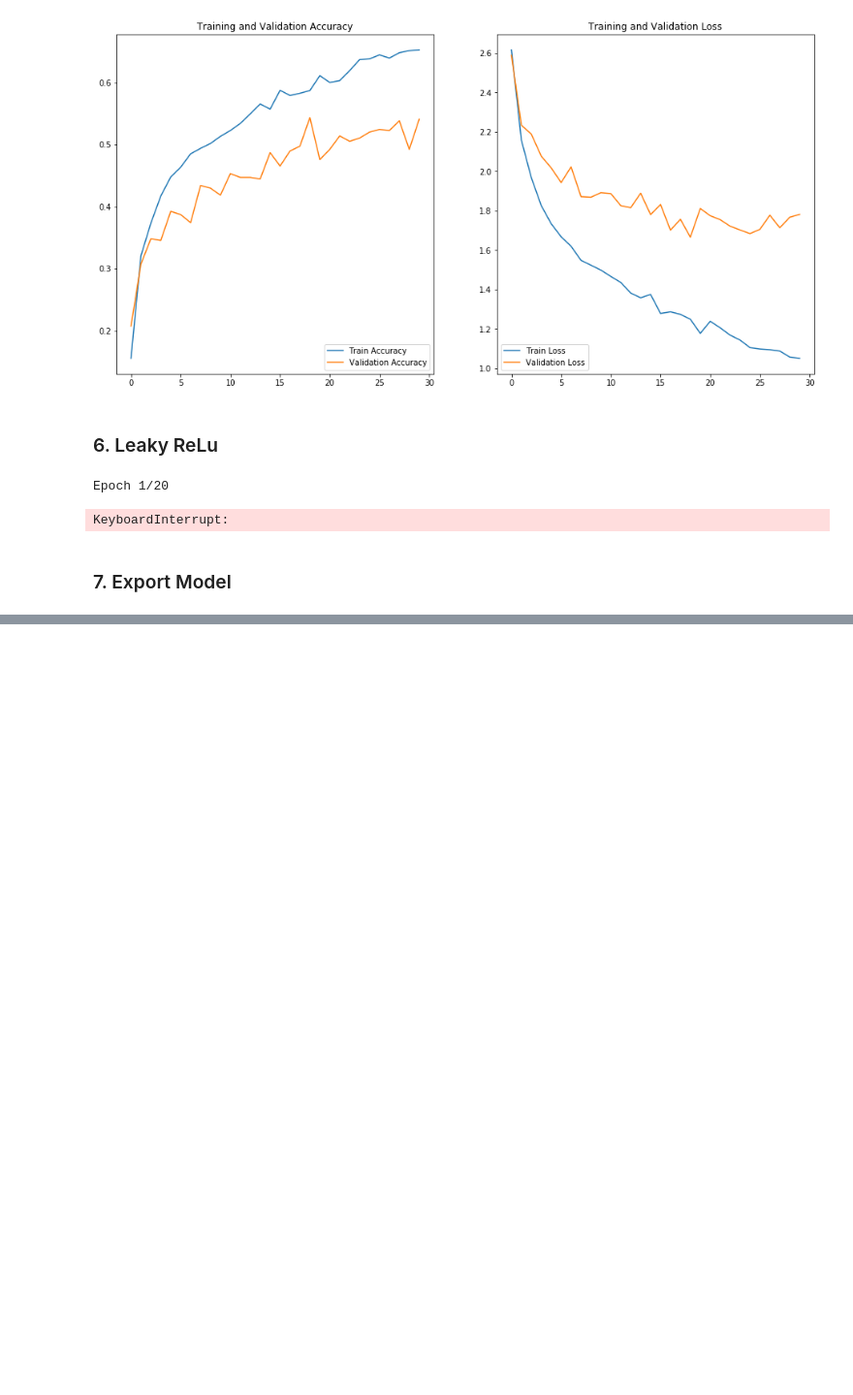
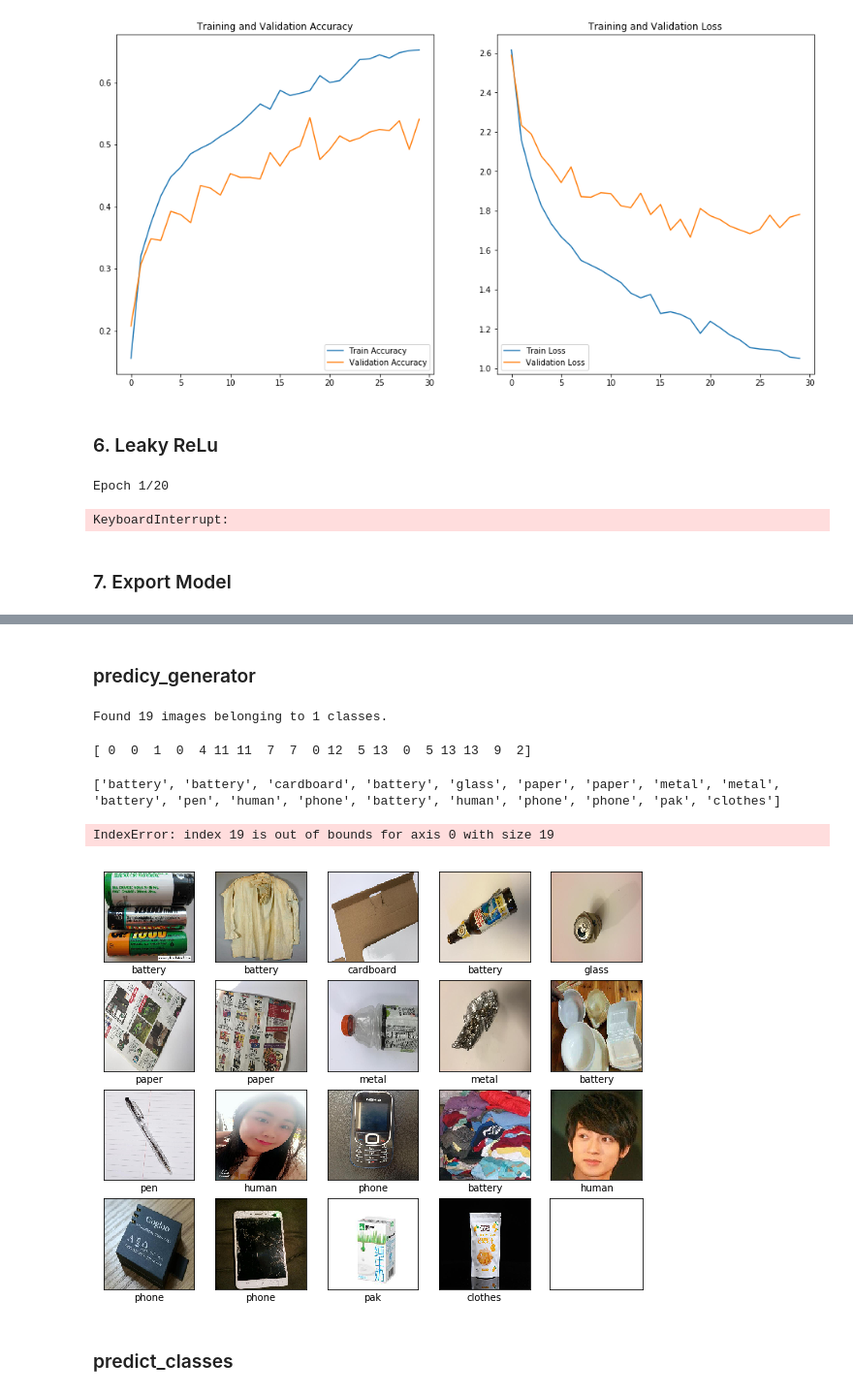
Before and after one commit to Yuxuan1998/Hack-Roll2020, a Jupyter notebook: train_model.ipynb, the cells around one changed output, grey strips where cells are left out. Shown at 97% size. Cells and saved outputs as stored; diff of their text form; code cells hidden in the pictures; blank space fills up the shorter version.

```diff
--- a/train_model.ipynb
+++ b/train_model.ipynb
@@ -243,0 +263,35 @@ model.save_weights("model.h5")
+# %%
+loaded_model.compile(optimizer='adam',
+              loss='sparse_categorical_crossentropy',
+              metrics=['accuracy'])
+# %% [markdown]
+### predicy_generator
+# %%
+predict_img = "../img/test"
+data_generator = ImageDataGenerator(rescale=1./255)
+predict_gen = data_generator.flow_from_directory(directory=predict_img,
+                                              target_size=(IMG_HEIGHT, IMG_WIDTH),
+                                                 shuffle=False)
+# %% [output]
+Found 19 images belonging to 1 classes.
+# %%
+predict = loaded_model.predict_generator(predict_gen)
+y_pred = np.rint(predict)
+predicted_class_indices = np.argmax(y_pred, axis=1)
+print(predicted_class_indices)
+# %% [output]
+[ 0  0  1  0  4 11 11  7  7  0 12  5 13  0  5 13 13  9  2]
+# %%
+predictions = [class_names[i] for i in predicted_class_indices]
+print(predictions)
+# %% [output]
+['battery', 'battery', 'cardboard', 'battery', 'glass', 'paper', 'paper', 'metal', 'metal', 'battery', 'pen', 'human', 'phone', 'battery', 'human', 'phone', 'phone', 'pak', 'clothes']
+# %%
+test_img, test_label = next(predict_gen)
+# %%
+plotImg(test_img, predicted_class_indices)
+# %% [output]
+IndexError: index 19 is out of bounds for axis 0 with size 19
+[figure, added]
+# %% [markdown]
+### predict_classes
```
Also changed, not shown: parts of 3 cells of this notebook, 2 other files.
